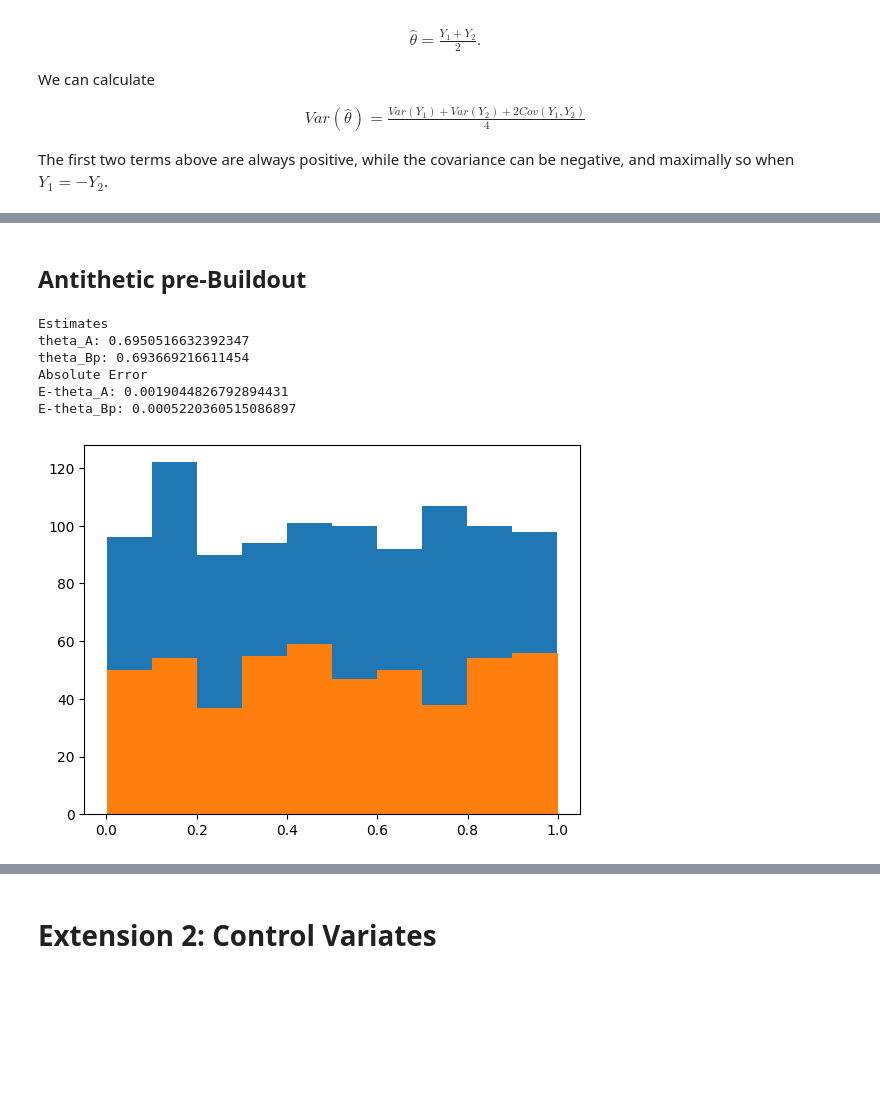
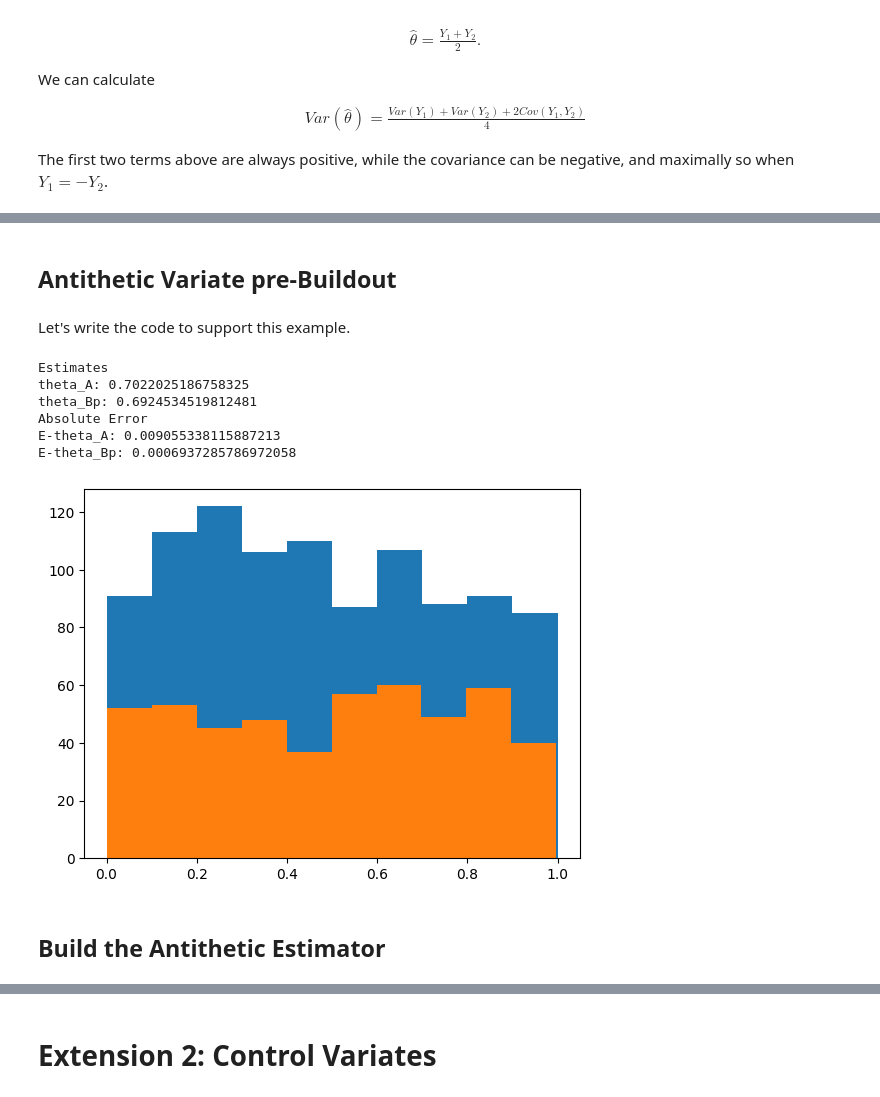
Before and after one commit to jlopez8/monte_carlo_lab, a Jupyter notebook: experiments/building_distributions.ipynb, the cells around one changed output, grey strips where cells are left out. Drawn from its saved outputs; the diff is of its cells as text; code cells hidden in the pictures; blank space fills up the shorter version.

```diff
--- a/experiments/building_distributions.ipynb
+++ b/experiments/building_distributions.ipynb
@@ -362,42 +249,43 @@ $$\hat{\theta}_B = \hat{E}_B =  \frac{1}{2M} \left( \sum_{i = 1}^{M} \frac{1}{1
 
 Why the $2M$ for calculation $A$? because to compare equal sized samples we have to collect twice as many direct samples for $u$ versus if we use the antithetic sampling, which is free, because we just use what we already have an convert as $u' = 1 - u$.
 # %% [markdown]
-## Antithetic pre-Buildout
+## Antithetic Variate pre-Buildout
+# %% [markdown]
+Let's write the code to support this example.
 # %%
 import numpy as np
 
-rng = np.random.default_rng(seed=42)
+# rng = np.random.default_rng(seed=42)
 
 # Collect sampling and antithetic sample.
 M = 500
 u_A = rng.uniform(0, 1.0, 2 * M)
 u_B = rng.uniform(0, 1.0, M)
 u_Bp = np.concatenate((u_B, (1 - u_B)))
-
-# print(u_A)
-# print(u_Bp)
 
 plt.hist(u_A);
 plt.hist(u_B);
 # plt.hist(u_Bp, label="antithetic");
 
 # Build the estimates:
 
 theta_A =  sum(1 / (1 + u_A)) / (2 * M)
 theta_Bp = sum(1 / (1 + u_Bp)) / (2 * M)
+
 exact_soln = np.log(2)
-
 print("Estimates")
 print(f"theta_A: {theta_A}")
 print(f"theta_Bp: {theta_Bp}")
 print("Absolute Error")
 print(f"E-theta_A: {abs(theta_A - exact_soln)}")
 print(f"E-theta_Bp: {abs(theta_Bp - exact_soln)}")
 # %% [output]
 Estimates
-theta_A: 0.6950516632392347
-theta_Bp: 0.693669216611454
+theta_A: 0.7022025186758325
+theta_Bp: 0.6924534519812481
 Absolute Error
-E-theta_A: 0.0019044826792894431
-E-theta_Bp: 0.0005220360515086897
+E-theta_A: 0.009055338115887213
+E-theta_Bp: 0.0006937285786972058
-[figure, old version]
+[figure, new version]
+# %% [markdown]
+## Build the Antithetic Estimator
```
Also changed, not shown: parts of 32 cells of this notebook.
